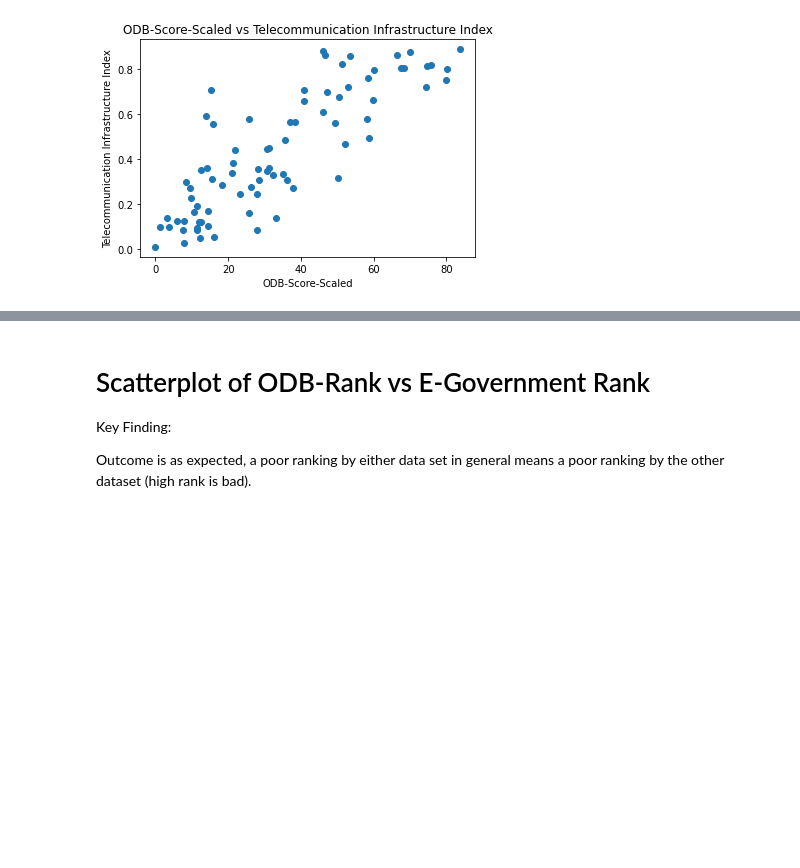
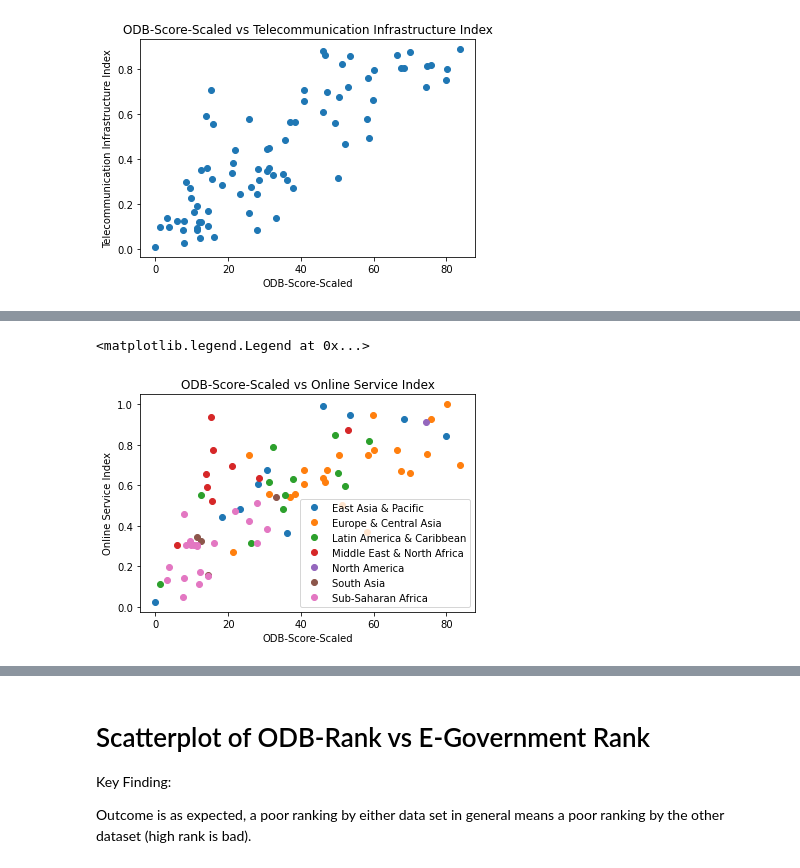
Before and after one commit to kreetigulati/Egovernance_and_OpenData, a Jupyter notebook: Norman/OpenDataOctopiProject-2014Merged.ipynb, the cells around one changed output, grey strips where cells are left out. Saved outputs shown, nothing was run; the diff lists cells and outputs as text; code cells hidden in the pictures; blank space fills up the shorter version.

```diff
--- a/Norman/OpenDataOctopiProject-2014Merged.ipynb
+++ b/Norman/OpenDataOctopiProject-2014Merged.ipynb
@@ -222,0 +249,12 @@ Text(0, 0.5, 'Telecommunication Infrastructure Index')
+# %%
+groups = merged2014.groupby("Region")
+for name, group in groups:
+    plt.plot(group["ODB-Score-Scaled"], group["Online Service Index"], marker="o", linestyle="", label=name)
+
+plt.title('ODB-Score-Scaled vs Online Service Index')
+plt.xlabel('ODB-Score-Scaled')
+plt.ylabel('Online Service Index')
+plt.legend()
+# %% [output]
+<matplotlib.legend.Legend at 0x...>
+[figure, added]
```
Also changed, not shown: parts of 8 cells of this notebook.
